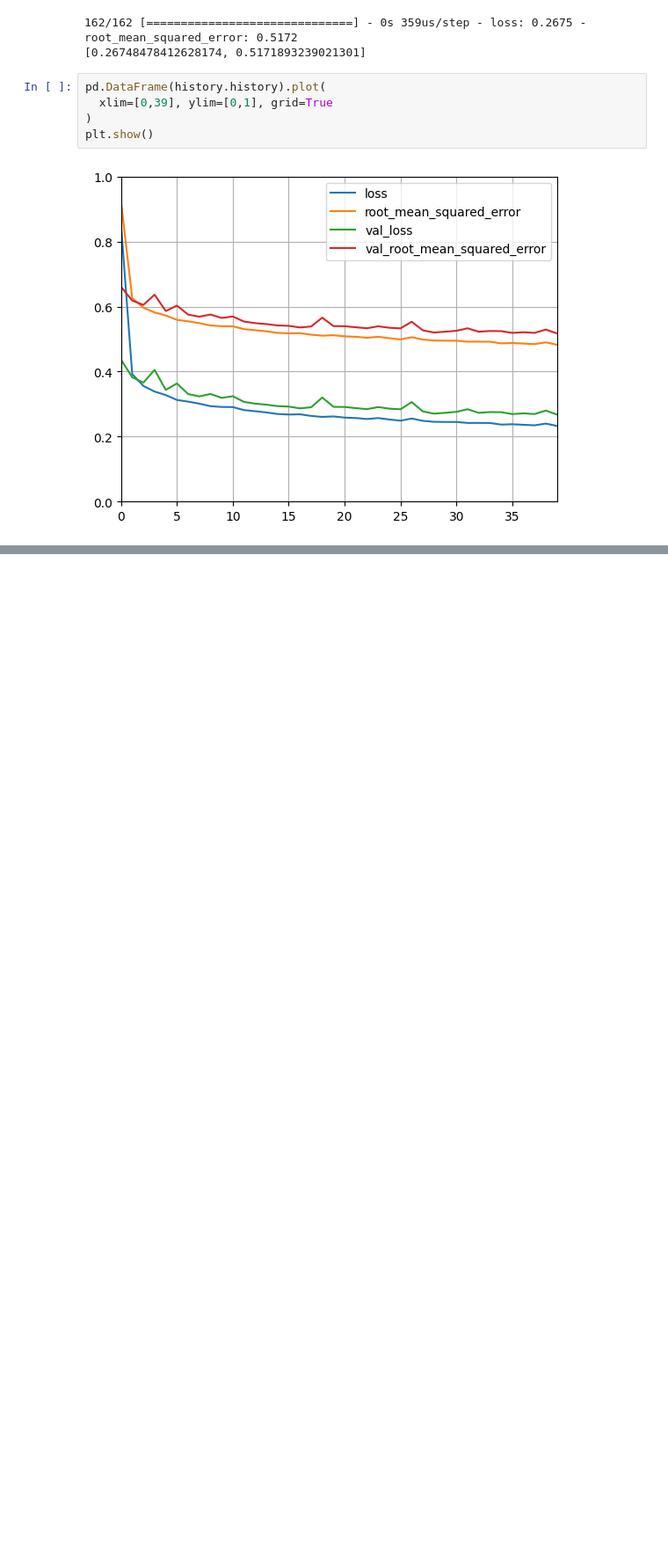
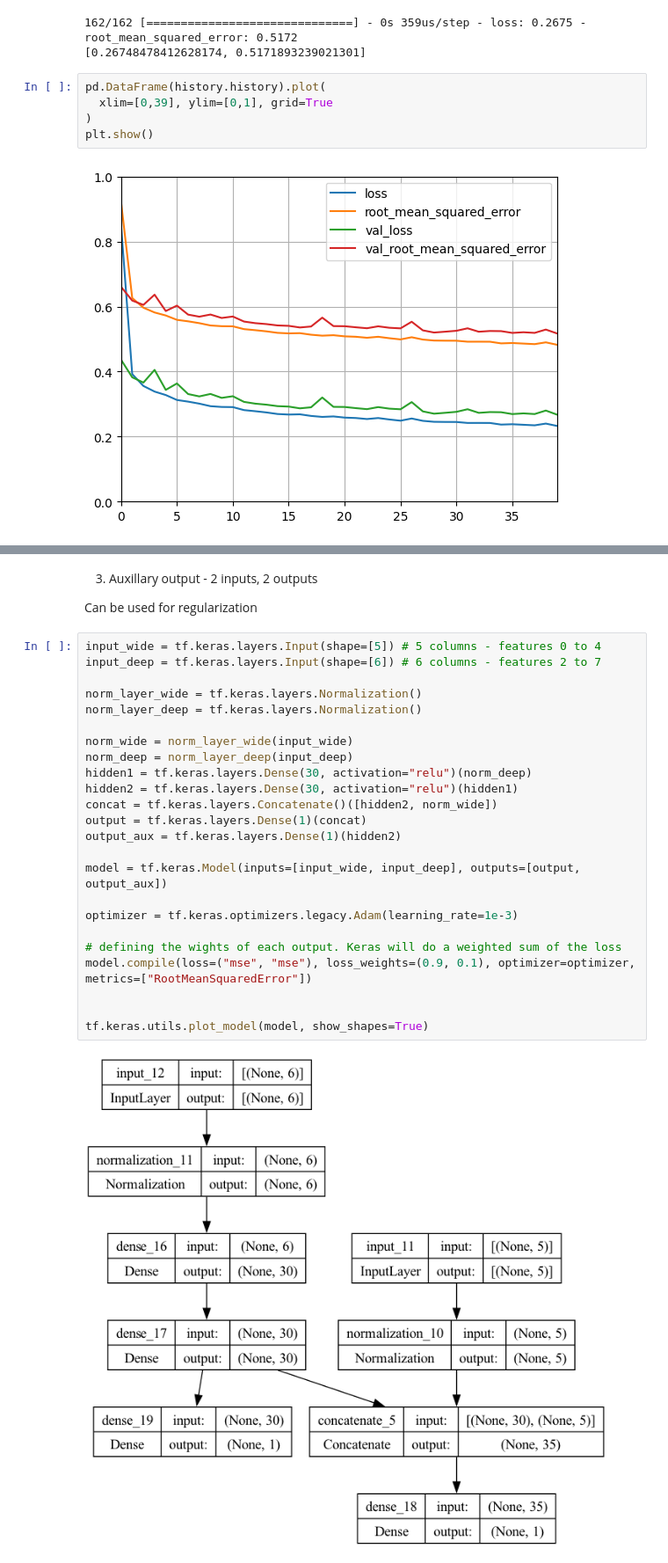
Before and after one commit to adamscarlat/hands-on-ML-with-Scikit-Learn-and-Tensorflow, a Jupyter notebook: edition3/ch10-neural-networks-1/keras.ipynb, the cells around one changed output, grey strips where cells are left out. Shown at 88% size. Saved outputs shown, nothing was run; the diff lists cells and outputs as text; blank space fills up the shorter version.

```diff
--- a/edition3/ch10-neural-networks-1/keras.ipynb
+++ b/edition3/ch10-neural-networks-1/keras.ipynb
@@ -256,0 +321,30 @@ model.tf.keras.Model(inputs=[input_], outputs=[output])
+# %% [markdown]
+3. Auxillary output - 2 inputs, 2 outputs
+
+Can be used for regularization
+# %%
+input_wide = tf.keras.layers.Input(shape=[5]) # 5 columns - features 0 to 4
+input_deep = tf.keras.layers.Input(shape=[6]) # 6 columns - features 2 to 7
+
+norm_layer_wide = tf.keras.layers.Normalization()
+norm_layer_deep = tf.keras.layers.Normalization()
+
+norm_wide = norm_layer_wide(input_wide)
+norm_deep = norm_layer_deep(input_deep)
+hidden1 = tf.keras.layers.Dense(30, activation="relu")(norm_deep)
+hidden2 = tf.keras.layers.Dense(30, activation="relu")(hidden1)
+concat = tf.keras.layers.Concatenate()([hidden2, norm_wide])
+output = tf.keras.layers.Dense(1)(concat)
+output_aux = tf.keras.layers.Dense(1)(hidden2)
+
+model = tf.keras.Model(inputs=[input_wide, input_deep], outputs=[output, output_aux])
+
+optimizer = tf.keras.optimizers.legacy.Adam(learning_rate=1e-3)
+
+# defining the wights of each output. Keras will do a weighted sum of the loss
+model.compile(loss=("mse", "mse"), loss_weights=(0.9, 0.1), optimizer=optimizer, metrics=["RootMeanSquaredError"])
+
+
+tf.keras.utils.plot_model(model, show_shapes=True)
+# %% [output]
+[figure, added]
```
Also changed, not shown: parts of 8 cells of this notebook, 1 other file.
